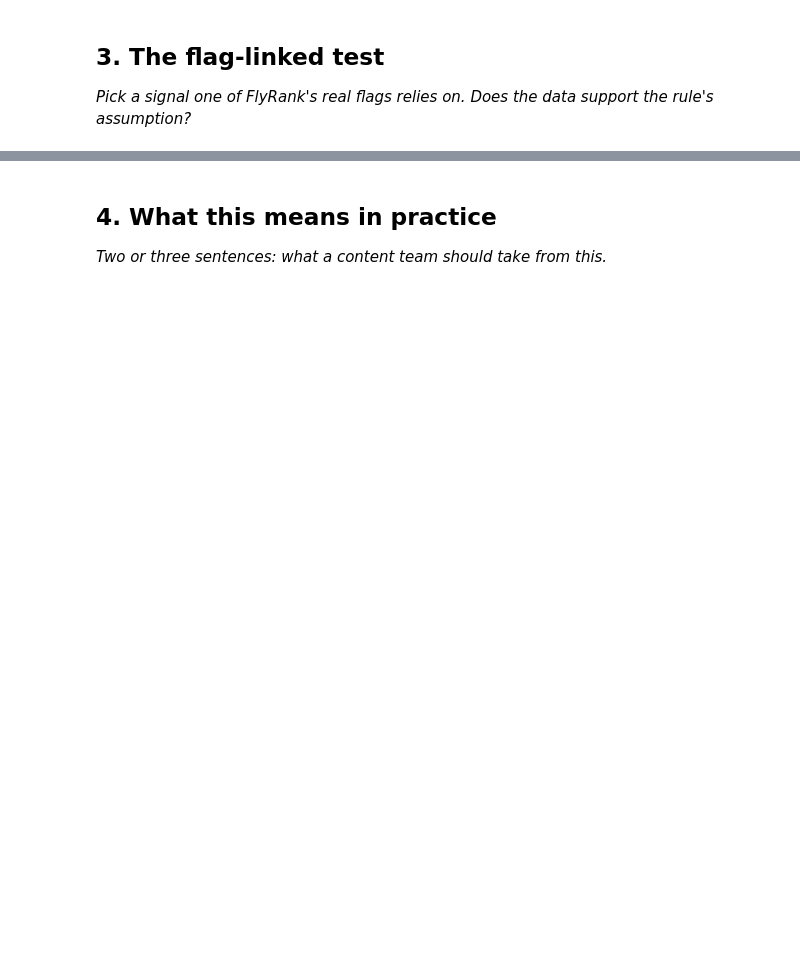
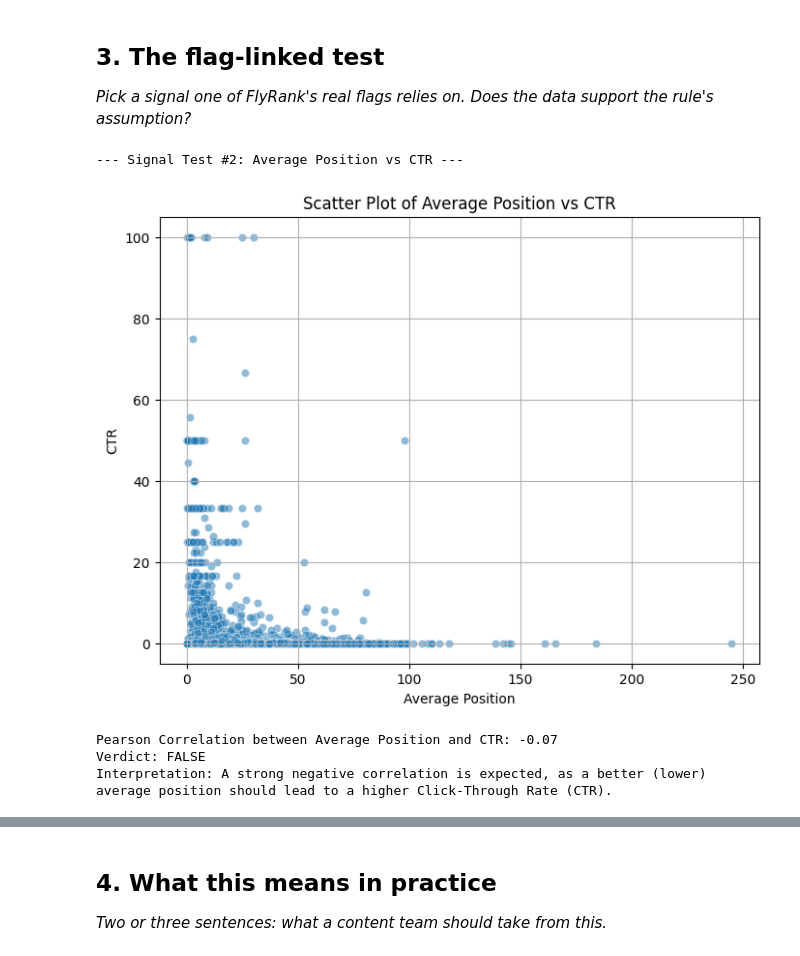
Before and after one commit to srvnkumr27/flyrank-ml-internship, a Jupyter notebook: work/notebooks/w04_signal_audit.ipynb, the cells around one changed output, grey strips where cells are left out. Cells and saved outputs as stored; diff of their text form; code cells hidden in the pictures; blank space fills up the shorter version.

```diff
--- a/work/notebooks/w04_signal_audit.ipynb
+++ b/work/notebooks/w04_signal_audit.ipynb
@@ -18,3 +81,42 @@ This skeleton is yours to fill. Work the sections **in order** — each one has
 ## 3. The flag-linked test
 
 *Pick a signal one of FlyRank's real flags relies on. Does the data support the rule's assumption?*
+# %%
+import matplotlib.pyplot as plt
+import seaborn as sns
+
+# Signal Test #2: Average Position vs CTR
+print("\n--- Signal Test #2: Average Position vs CTR ---")
+
+# Visualize the relationship
+plt.figure(figsize=(8, 6))
+sns.scatterplot(x='avg_position', y='ctr', data=df, alpha=0.5)
+plt.title('Scatter Plot of Average Position vs CTR')
+plt.xlabel('Average Position')
+plt.ylabel('CTR')
+plt.grid(True)
+plt.show()
+
+# Calculate correlation
+correlation = df['avg_position'].corr(df['ctr'])
+print(f"Pearson Correlation between Average Position and CTR: {correlation:.2f}")
+
+# Verdict
+# For avg_position, a lower number is better, so a negative correlation is desired.
+if correlation < -0.7:
+    verdict = "CONFIRMED" # Strong negative correlation means lower position -> higher CTR
+elif correlation > 0.7:
+    verdict = "OPPOSITE" # Strong positive correlation means lower position -> lower CTR
+elif abs(correlation) >= 0.3:
+    verdict = "MIXED"
+else:
+    verdict = "FALSE"
+
+print(f"Verdict: {verdict}")
+print("Interpretation: A strong negative correlation is expected, as a better (lower) average position should lead to a higher Click-Through Rate (CTR).")
+# %% [output]
+--- Signal Test #2: Average Position vs CTR ---
+[figure, added]
+Pearson Correlation between Average Position and CTR: -0.07
+Verdict: FALSE
+Interpretation: A strong negative correlation is expected, as a better (lower) average position should lead to a higher Click-Through Rate (CTR).
```
Also changed, not shown: parts of 5 cells of this notebook.
